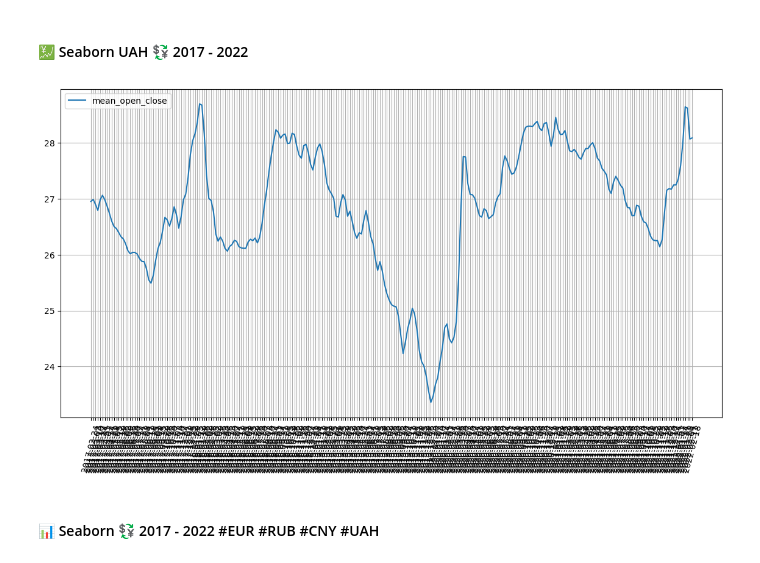
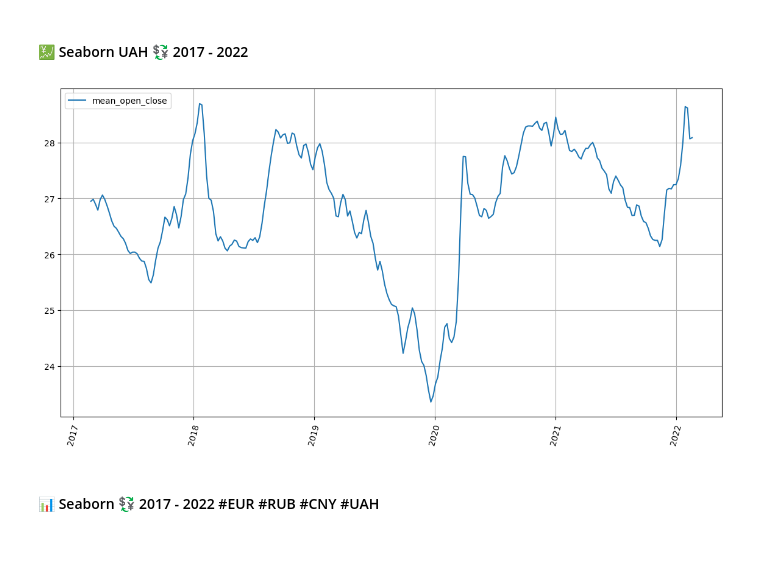
Before and after one commit to vielleicht-07/Cur_Dev_RU_UC_WAR, a Jupyter notebook: Currency Devalations in RUS_UCR_WAR.ipynb, the cells around one changed output. Cells and saved outputs as stored; diff of their text form; code cells hidden in the pictures.

```diff
--- a/Currency Devalations in RU_UC_WAR.ipynb
+++ b/Currency Devalations in RUS_UCR_WAR.ipynb
@@ -838,15 +846,15 @@ plt.show()
 # %%
 #UAH df_UAH_F17_F22
 #
 df_UAH_F17_F22['date'] = pd.to_datetime(df_UAH_F17_F22['date'])
 plt.figure(figsize=(14, 7))
 plt.plot(df_UAH_F17_F22["date"], df_UAH_F17_F22["mean_open_close"], label="mean_open_close")
 plt.legend()
-plt.xticks(df_UAH_F17_F22["date"], rotation=75)
+plt.xticks(rotation=75)
 plt.grid()
 plt.show()
 # %% [output]
-[figure, old version]
+[figure, new version]
 # %% [markdown]
 #### 📊 Seaborn 💱 2017 - 2022  #EUR #RUB #CNY #UAH
 # %%
```
Also changed, not shown: parts of 19 cells of this notebook, 1 other file.
